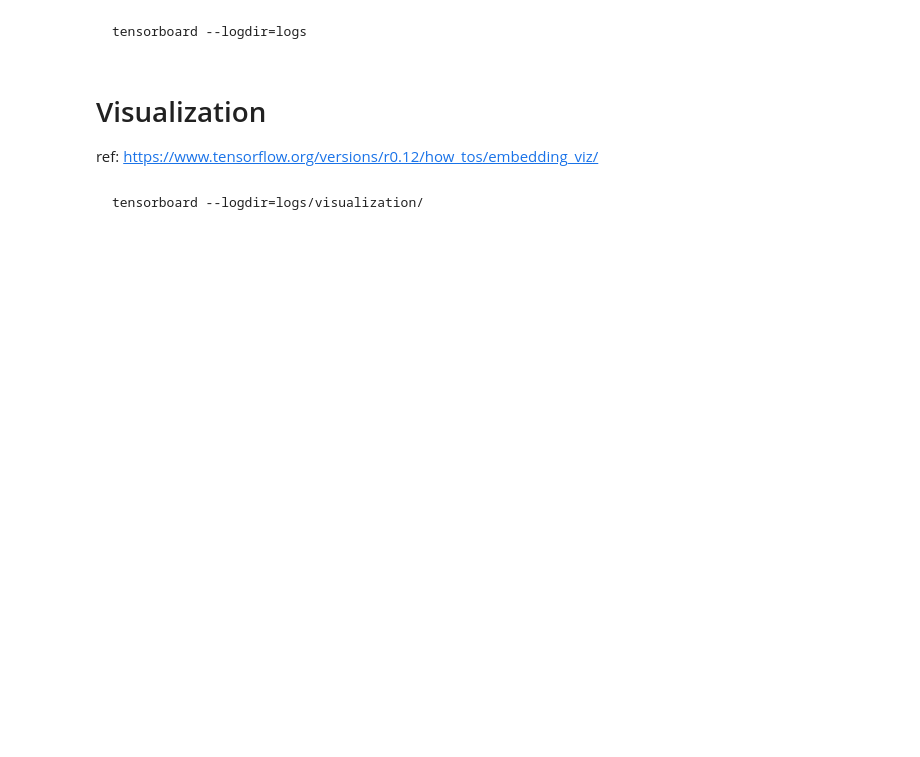
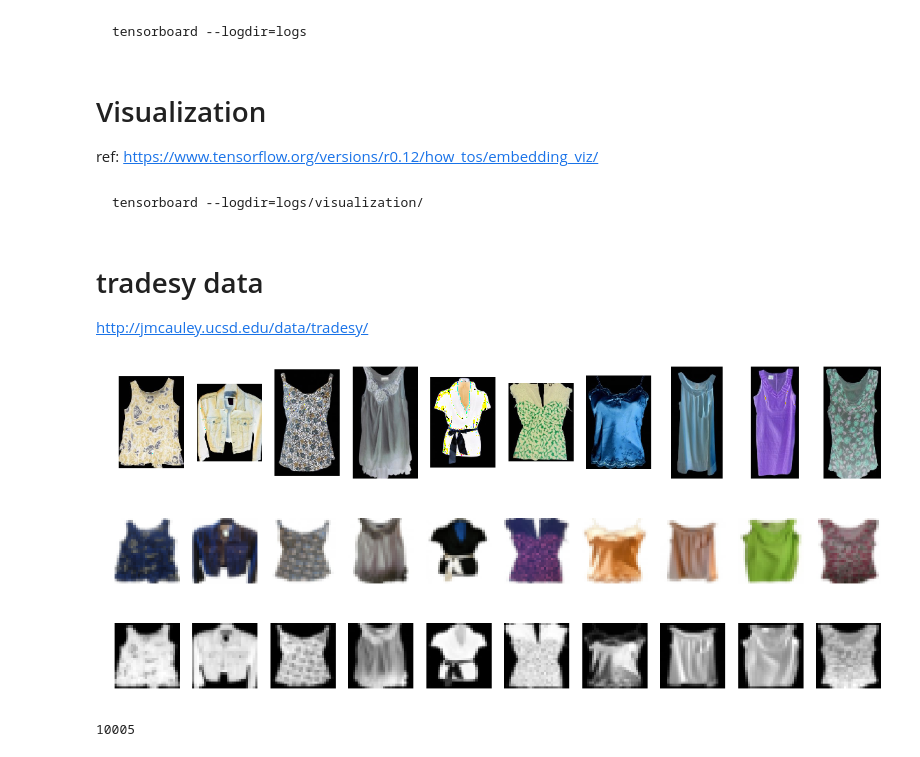
Before and after one commit to Tdual/cnn_feature, a Jupyter notebook: CNN_feature.ipynb, the cells around one changed output. Drawn from its saved outputs; the diff is of its cells as text; code cells hidden in the pictures; blank space fills up the shorter version.

````diff
--- a/CNN_feature.ipynb
+++ b/CNN_feature.ipynb
@@ -155,7 +155,7 @@ with tf.Session(graph=g1) as sess:
     train_writer = tf.summary.FileWriter(log_dir + '/train', sess.graph)
     test_writer = tf.summary.FileWriter(log_dir + '/test')
 
-    for i in range(50000):
+    for i in range(1000):
         batch = mnist.train.next_batch(50)
         _ = sess.run(opt, feed_dict={x: batch[0], y_: batch[1], keep_prob: 0.5})
 
@@ -231,3 +239,6 @@ with tf.Session() as sess:
 ```
 tensorboard --logdir=logs/visualization/
 ```
+# %% [markdown]
+# tradesy data
+http://jmcauley.ucsd.edu/data/tradesy/
@@ -233,0 +257,47 @@ tensorboard --logdir=logs/visualization/
+# %%
+imgs = glob(os.path.join("./data/tradesy/images", "*.jpg"))
+imgs = np.sort(imgs)
+# %%
+def imread(path, flatten=False):
+    return scipy.misc.imread(path, flatten).astype(np.float)
+
+def get_resize_img(path, dim):
+    img = imread(path)
+    return scipy.misc.imresize(img, [dim,dim])
+
+def get_flatten_img(path, dim=28, invert_gray=False):
+    if invert_gray:
+        img = 255 - imread(path, flatten=True)
+    else:
+        img = imread(path, flatten=True)
+    return scipy.misc.imresize(img, [dim,dim])
+# %%
+test = imgs[:10]
+dim = 28
+fig, axs = plt.subplots(1, len(test), figsize=(20, 3))
+for i, path in enumerate(test):
+        axs[i].imshow(imread(path), cmap='gray')
+        axs[i].axis('off')
+plt.show()
+# %% [output]
+[figure, added]
+# %%
+test = imgs[:10]
+dim = 28
+fig, axs = plt.subplots(1, len(test), figsize=(20, 3))
+for i, path in enumerate(test):
+        axs[i].imshow(get_resize_img(path,dim), cmap='gray')
+        axs[i].axis('off')
+plt.show()
+# %% [output]
+[figure, added]
+# %%
+test = imgs[:10]
+dim = 28
+fig, axs = plt.subplots(1, len(test), figsize=(20, 3))
+for i, path in enumerate(test):
+        axs[i].imshow(get_flatten_img(path, invert_gray=True), cmap='gray')
+        axs[i].axis('off')
+plt.show()
+# %% [output]
+[figure, added]
@@ -233,0 +312,5 @@ tensorboard --logdir=logs/visualization/
+# %%
+test = imgs[:10005]
+len(test)
+# %% [output]
+10005
````
Also changed, not shown: parts of 8 cells of this notebook.
